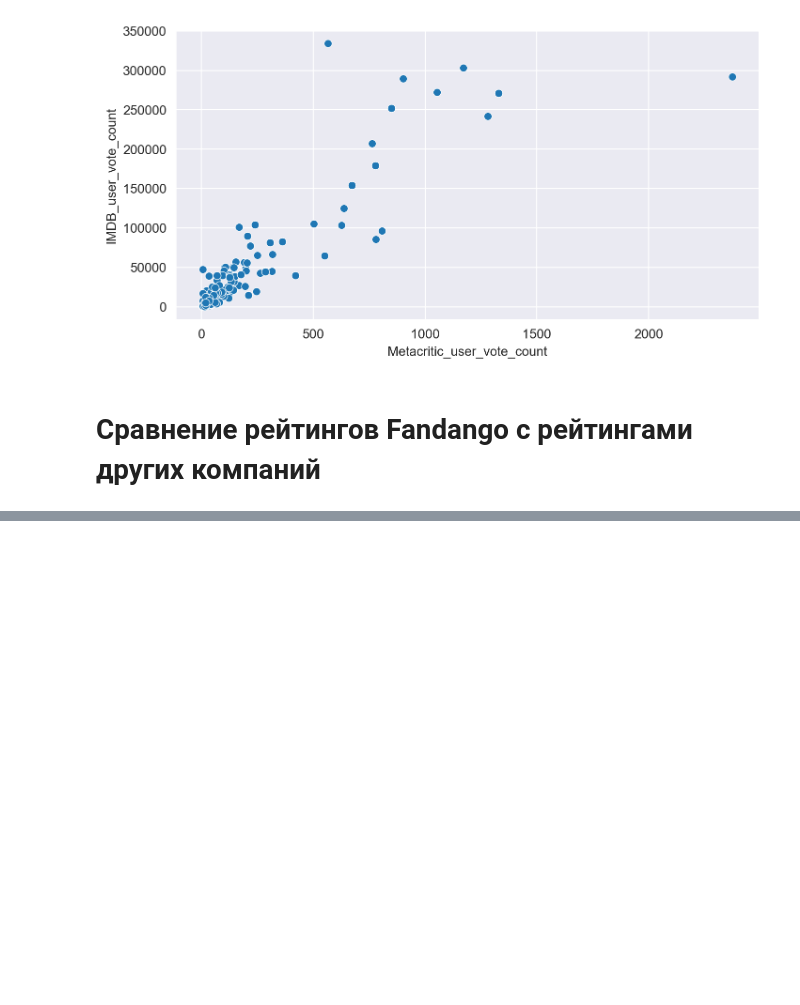
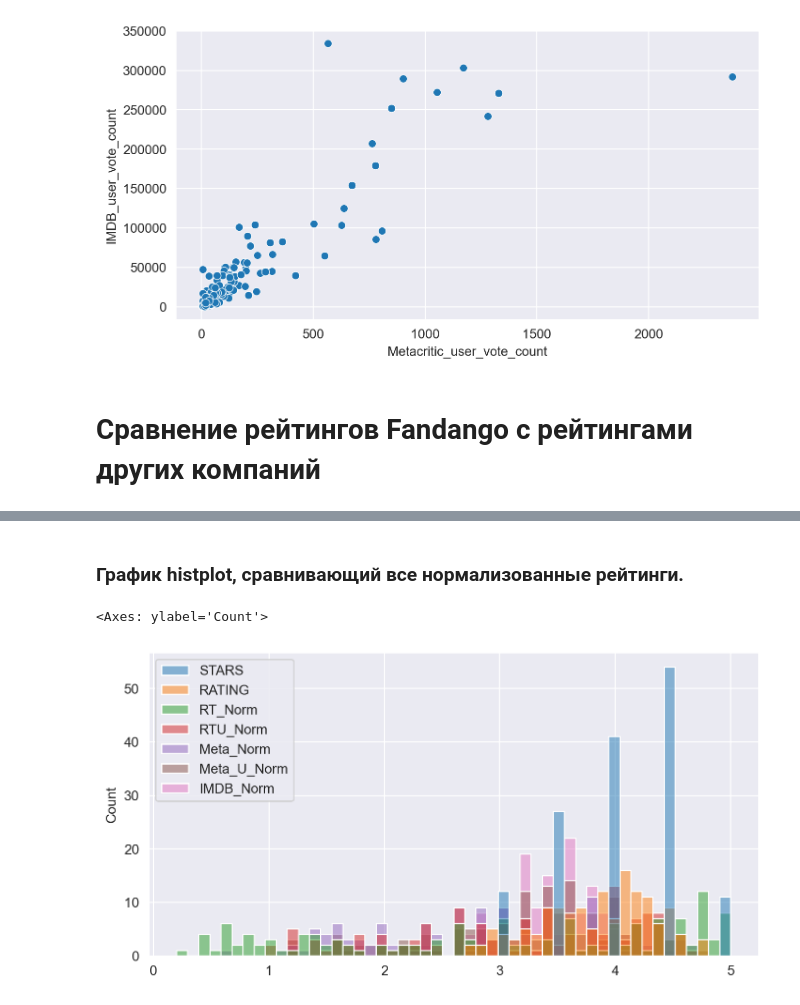
Before and after one commit to PaulNikolaev/data_visualization_project, a Jupyter notebook: data_visualization_project.ipynb, the cells around one changed output, grey strips where cells are left out. Cells and saved outputs as stored; diff of their text form; code cells hidden in the pictures; blank space fills up the shorter version.

```diff
--- a/data_visualization_project.ipynb
+++ b/data_visualization_project.ipynb
@@ -262,0 +359,8 @@ sns.scatterplot(data=all_sites, x='Metacritic_user_vote_count', y='IMDB_user_vot
+# %% [markdown]
+### График histplot, сравнивающий все нормализованные рейтинги.
+# %%
+plt.figure(figsize=(8,4), dpi=200)
+sns.histplot(data=norm_scores, bins=50)
+# %% [output]
+<Axes: ylabel='Count'>
+[figure, added]
```
Also changed, not shown: parts of 15 cells of this notebook.
